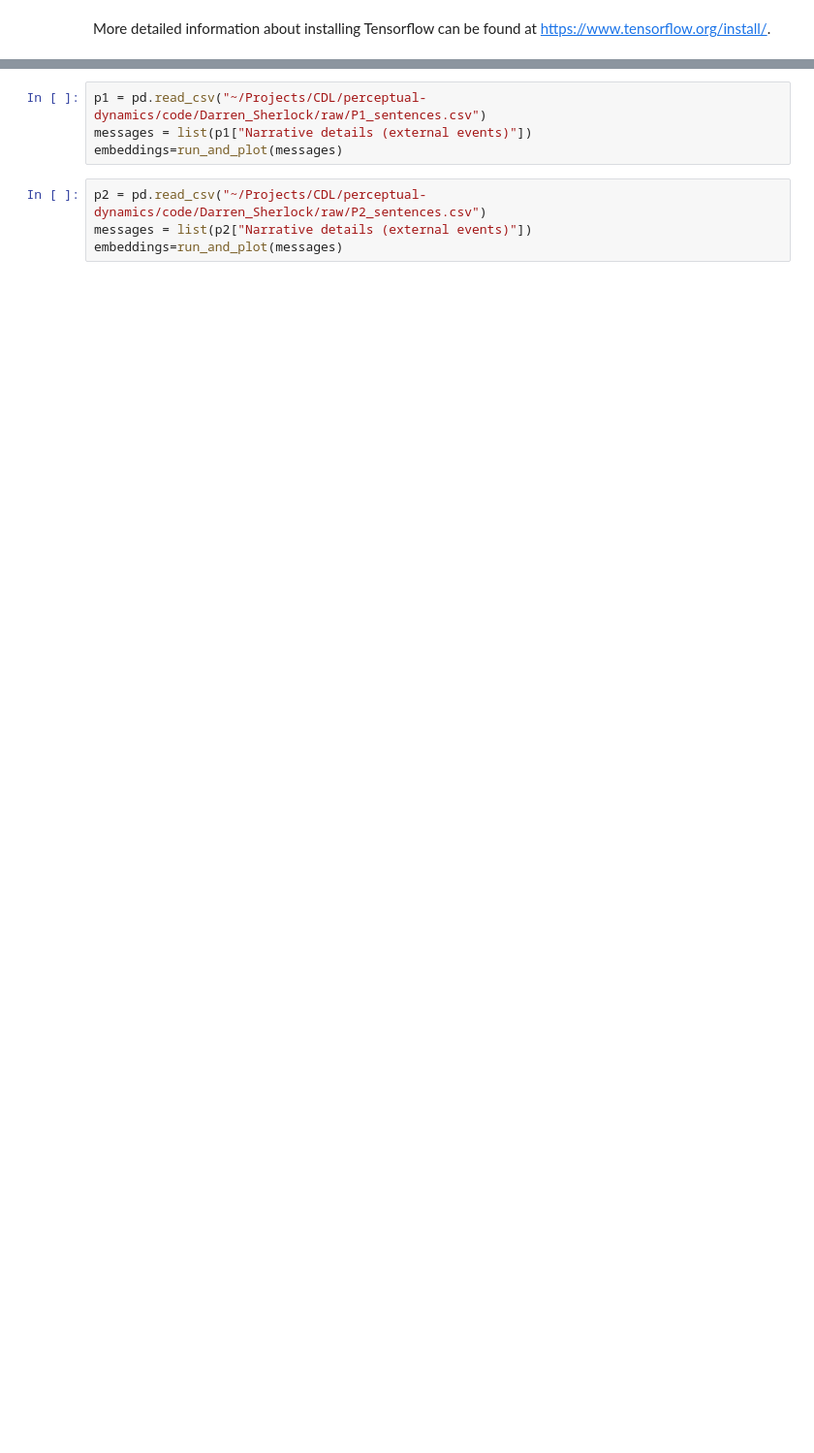
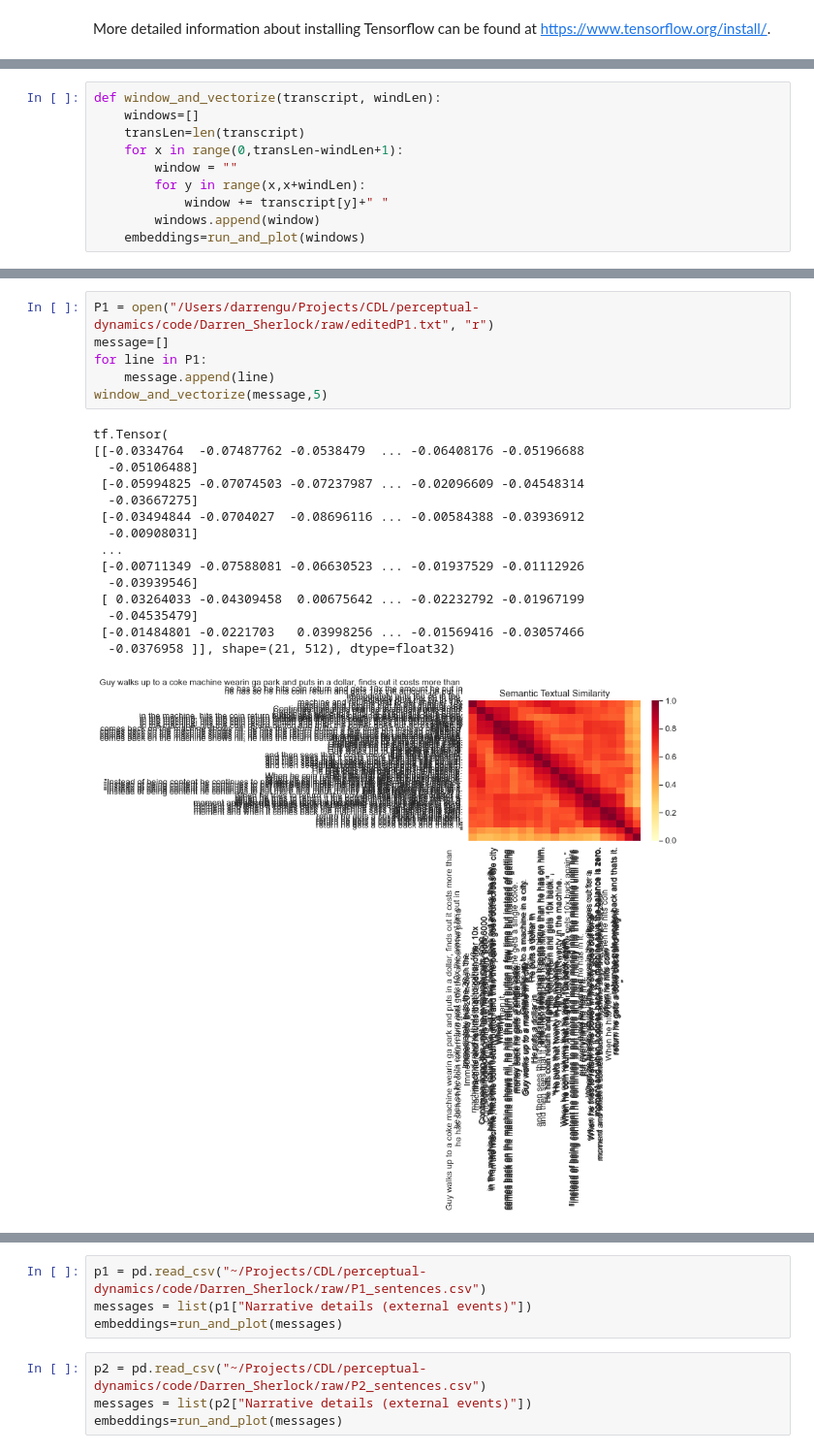
Before and after one commit to dgupgu/hub, a Jupyter notebook: examples/colab/semantic_similarity_with_tf_hub_universal_encoder.ipynb, the cells around one changed output, grey strips where cells are left out. Shown at 97% size. Cells and saved outputs as stored; diff of their text form; blank space fills up the shorter version.

Commit message:
use with transcript

```diff
--- a/examples/colab/semantic_similarity_with_tf_hub_universal_encoder.ipynb
+++ b/examples/colab/semantic_similarity_with_tf_hub_universal_encoder.ipynb
@@ -181 +140,11 @@ def run_and_plot(messages_):
+# %%
+def window_and_vectorize(transcript, windLen):
+    windows=[]
+    transLen=len(transcript)
+    for x in range(0,transLen-windLen+1):
+        window = ""
+        for y in range(x,x+windLen):
+            window += transcript[y]+" "
+        windows.append(window)
+    embeddings=run_and_plot(windows)
 # %% [markdown]
@@ -224,3 +182,25 @@ embeddings=run_and_plot(messages)
+# %%
+P1 = open("/Users/darrengu/Projects/CDL/perceptual-dynamics/code/Darren_Sherlock/raw/editedP1.txt", "r")
+message=[]
+for line in P1:
+    message.append(line)
+window_and_vectorize(message,5)
+# %% [output]
+tf.Tensor(
+[[-0.0334764  -0.07487762 -0.0538479  ... -0.06408176 -0.05196688
+  -0.05106488]
+ [-0.05994825 -0.07074503 -0.07237987 ... -0.02096609 -0.04548314
+  -0.03667275]
+ [-0.03494844 -0.0704027  -0.08696116 ... -0.00584388 -0.03936912
+  -0.00908031]
+ ...
+ [-0.00711349 -0.07588081 -0.06630523 ... -0.01937529 -0.01112926
+  -0.03939546]
+ [ 0.03264033 -0.04309458  0.00675642 ... -0.02232792 -0.01967199
+  -0.04535479]
+ [-0.01484801 -0.0221703   0.03998256 ... -0.01569416 -0.03057466
+  -0.0376958 ]], shape=(21, 512), dtype=float32)
+[figure, added]
 # %%
 P1 = open("/Users/darrengu/Projects/CDL/perceptual-dynamics/code/Darren_Sherlock/raw/P1.txt", "r")
 P2 = open("/Users/darrengu/Projects/CDL/perceptual-dynamics/code/Darren_Sherlock/raw/P2.txt", "r")
```
Also changed, not shown: parts of 17 cells of this notebook, 14 other files.
